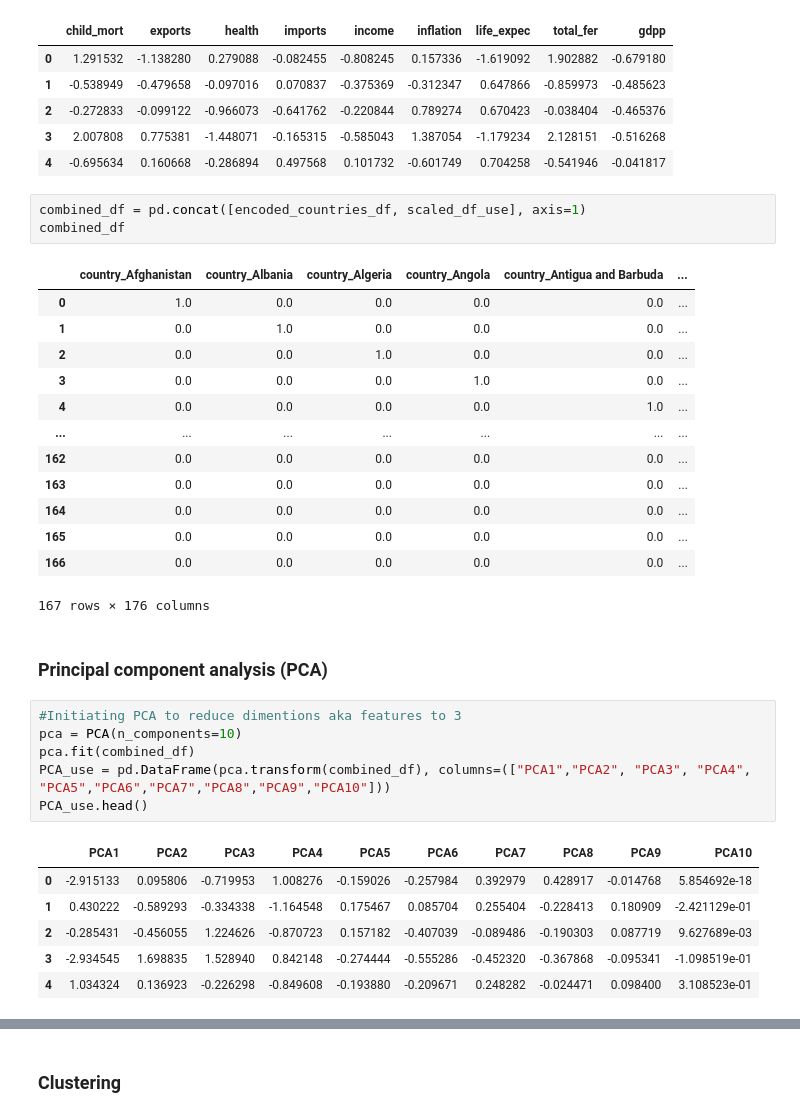
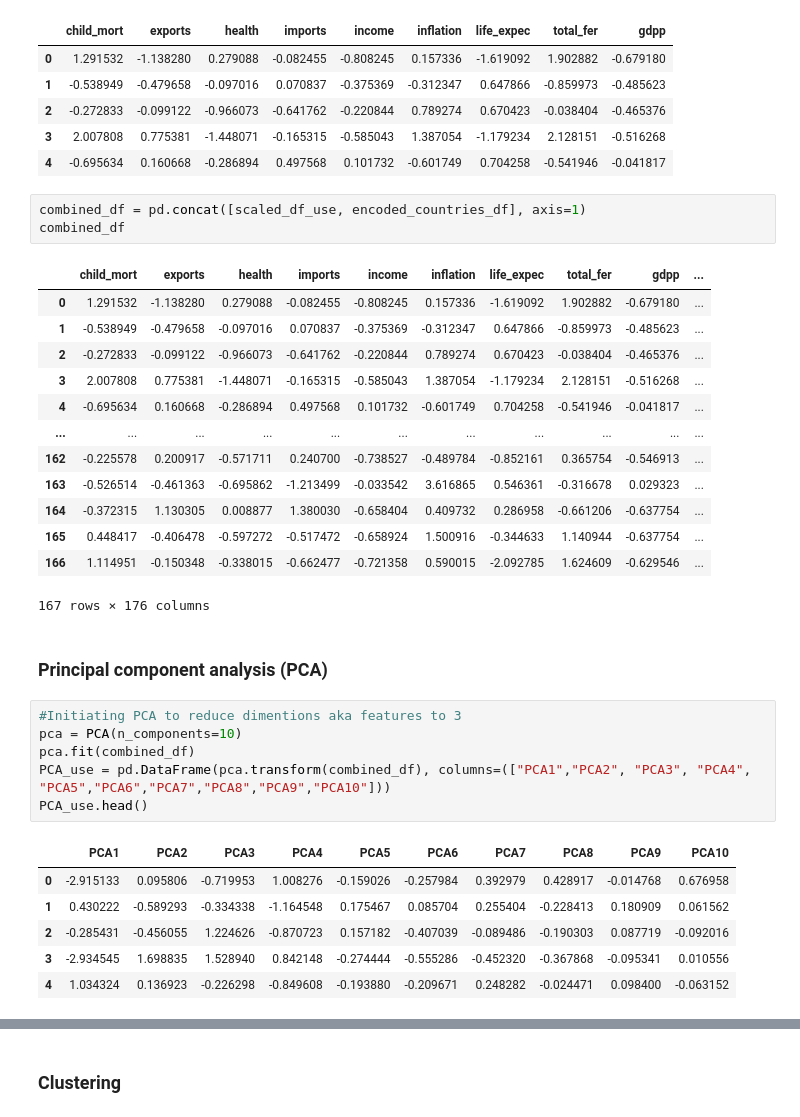
Before and after one commit to I-amyayi/Clustering-PCA, a Jupyter notebook: NGO.ipynb, the cells around one changed output, grey strips where cells are left out. Saved outputs shown, nothing was run; the diff lists cells and outputs as text.

```diff
--- a/NGO.ipynb
+++ b/NGO.ipynb
@@ -247,21 +247,21 @@ scaled_df_use.head()
 | 3 | 2.007808 | 0.775381 | -1.448071 | -0.165315 | -0.585043 | 1.387054 | -1.179234 | 2.128151 | -0.516268 |
 | 4 | -0.695634 | 0.160668 | -0.286894 | 0.497568 | 0.101732 | -0.601749 | 0.704258 | -0.541946 | -0.041817 |
 # %%
-combined_df = pd.concat([encoded_countries_df, scaled_df_use], axis=1)
+combined_df = pd.concat([scaled_df_use, encoded_countries_df], axis=1)
 combined_df
 # %% [output]
-|  | country_Afghanistan | country_Albania | country_Algeria | country_Angola | country_Antigua and Barbuda | ... |
-| 0 | 1.0 | 0.0 | 0.0 | 0.0 | 0.0 | ... |
-| 1 | 0.0 | 1.0 | 0.0 | 0.0 | 0.0 | ... |
-| 2 | 0.0 | 0.0 | 1.0 | 0.0 | 0.0 | ... |
-| 3 | 0.0 | 0.0 | 0.0 | 1.0 | 0.0 | ... |
-| 4 | 0.0 | 0.0 | 0.0 | 0.0 | 1.0 | ... |
-| ... | ... | ... | ... | ... | ... | ... |
-| 162 | 0.0 | 0.0 | 0.0 | 0.0 | 0.0 | ... |
-| 163 | 0.0 | 0.0 | 0.0 | 0.0 | 0.0 | ... |
-| 164 | 0.0 | 0.0 | 0.0 | 0.0 | 0.0 | ... |
-| 165 | 0.0 | 0.0 | 0.0 | 0.0 | 0.0 | ... |
-| 166 | 0.0 | 0.0 | 0.0 | 0.0 | 0.0 | ... |
+|  | child_mort | exports | health | imports | income | inflation | life_expec | total_fer | gdpp | ... |
+| 0 | 1.291532 | -1.138280 | 0.279088 | -0.082455 | -0.808245 | 0.157336 | -1.619092 | 1.902882 | -0.679180 | ... |
+| 1 | -0.538949 | -0.479658 | -0.097016 | 0.070837 | -0.375369 | -0.312347 | 0.647866 | -0.859973 | -0.485623 | ... |
+| 2 | -0.272833 | -0.099122 | -0.966073 | -0.641762 | -0.220844 | 0.789274 | 0.670423 | -0.038404 | -0.465376 | ... |
+| 3 | 2.007808 | 0.775381 | -1.448071 | -0.165315 | -0.585043 | 1.387054 | -1.179234 | 2.128151 | -0.516268 | ... |
+| 4 | -0.695634 | 0.160668 | -0.286894 | 0.497568 | 0.101732 | -0.601749 | 0.704258 | -0.541946 | -0.041817 | ... |
+| ... | ... | ... | ... | ... | ... | ... | ... | ... | ... | ... |
+| 162 | -0.225578 | 0.200917 | -0.571711 | 0.240700 | -0.738527 | -0.489784 | -0.852161 | 0.365754 | -0.546913 | ... |
+| 163 | -0.526514 | -0.461363 | -0.695862 | -1.213499 | -0.033542 | 3.616865 | 0.546361 | -0.316678 | 0.029323 | ... |
+| 164 | -0.372315 | 1.130305 | 0.008877 | 1.380030 | -0.658404 | 0.409732 | 0.286958 | -0.661206 | -0.637754 | ... |
+| 165 | 0.448417 | -0.406478 | -0.597272 | -0.517472 | -0.658924 | 1.500916 | -0.344633 | 1.140944 | -0.637754 | ... |
+| 166 | 1.114951 | -0.150348 | -0.338015 | -0.662477 | -0.721358 | 0.590015 | -2.092785 | 1.624609 | -0.629546 | ... |
 167 rows × 176 columns
 # %% [markdown]
 ### Principal component analysis (PCA)
@@ -273,11 +273,11 @@ PCA_use = pd.DataFrame(pca.transform(combined_df), columns=(["PCA1","PCA2", "PCA
 PCA_use.head()
 # %% [output]
 |  | PCA1 | PCA2 | PCA3 | PCA4 | PCA5 | PCA6 | PCA7 | PCA8 | PCA9 | PCA10 |
-| 0 | -2.915133 | 0.095806 | -0.719953 | 1.008276 | -0.159026 | -0.257984 | 0.392979 | 0.428917 | -0.014768 | 5.854692e-18 |
-| 1 | 0.430222 | -0.589293 | -0.334338 | -1.164548 | 0.175467 | 0.085704 | 0.255404 | -0.228413 | 0.180909 | -2.421129e-01 |
-| 2 | -0.285431 | -0.456055 | 1.224626 | -0.870723 | 0.157182 | -0.407039 | -0.089486 | -0.190303 | 0.087719 | 9.627689e-03 |
-| 3 | -2.934545 | 1.698835 | 1.528940 | 0.842148 | -0.274444 | -0.555286 | -0.452320 | -0.367868 | -0.095341 | -1.098519e-01 |
-| 4 | 1.034324 | 0.136923 | -0.226298 | -0.849608 | -0.193880 | -0.209671 | 0.248282 | -0.024471 | 0.098400 | 3.108523e-01 |
+| 0 | -2.915133 | 0.095806 | -0.719953 | 1.008276 | -0.159026 | -0.257984 | 0.392979 | 0.428917 | -0.014768 | 0.676958 |
+| 1 | 0.430222 | -0.589293 | -0.334338 | -1.164548 | 0.175467 | 0.085704 | 0.255404 | -0.228413 | 0.180909 | 0.061562 |
+| 2 | -0.285431 | -0.456055 | 1.224626 | -0.870723 | 0.157182 | -0.407039 | -0.089486 | -0.190303 | 0.087719 | -0.092016 |
+| 3 | -2.934545 | 1.698835 | 1.528940 | 0.842148 | -0.274444 | -0.555286 | -0.452320 | -0.367868 | -0.095341 | 0.010556 |
+| 4 | 1.034324 | 0.136923 | -0.226298 | -0.849608 | -0.193880 | -0.209671 | 0.248282 | -0.024471 | 0.098400 | -0.063152 |
 # %%
 PCA_use.describe().T
 # %% [output]
```
Also changed, not shown: parts of 15 cells of this notebook.
